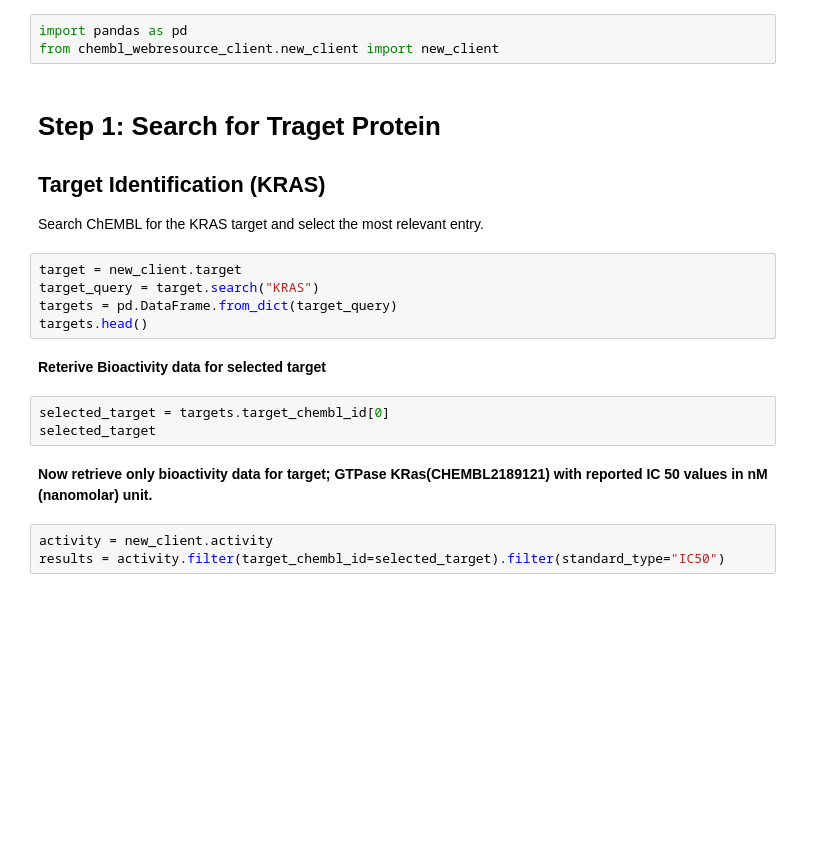
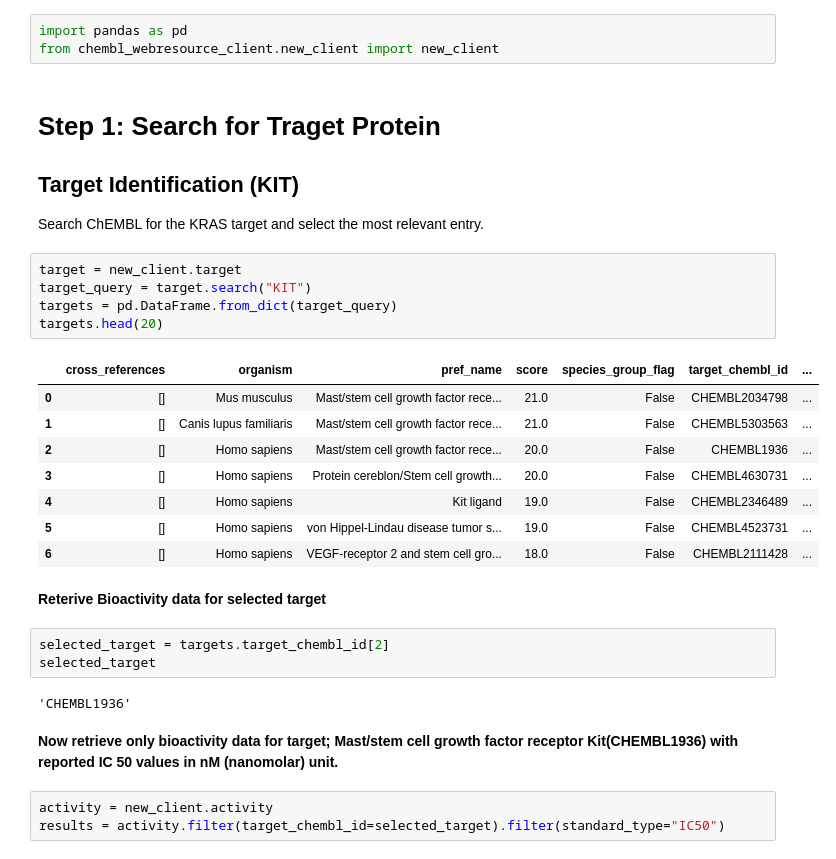
Before and after one commit to almunawaroh2020-maker/Drug-discovery-AI-course-2026, a Jupyter notebook: Assignment_2_qsar_data_curation.ipynb, the cells around one changed output. Cells and saved outputs as stored; diff of their text form; blank space fills up the shorter version.

```diff
--- a/Assignment_2_qsar_data_curation.ipynb
+++ b/Assignment_2_qsar_data_curation.ipynb
@@ -36,20 +54,31 @@ from chembl_webresource_client.new_client import new_client
 # %% [markdown]
 # Step 1: Search for Traget Protein
 
-## **Target Identification (KRAS)**
+## **Target Identification (KIT)**
 Search ChEMBL for the KRAS target and select the most relevant entry.
 # %%
 target = new_client.target
-target_query = target.search("KRAS")
+target_query = target.search("KIT")
 targets = pd.DataFrame.from_dict(target_query)
-targets.head()
+targets.head(20)
+# %% [output]
+|  | cross_references | organism | pref_name | score | species_group_flag | target_chembl_id | ... |
+| 0 | [] | Mus musculus | Mast/stem cell growth factor rece... | 21.0 | False | CHEMBL2034798 | ... |
+| 1 | [] | Canis lupus familiaris | Mast/stem cell growth factor rece... | 21.0 | False | CHEMBL5303563 | ... |
+| 2 | [] | Homo sapiens | Mast/stem cell growth factor rece... | 20.0 | False | CHEMBL1936 | ... |
+| 3 | [] | Homo sapiens | Protein cereblon/Stem cell growth... | 20.0 | False | CHEMBL4630731 | ... |
+| 4 | [] | Homo sapiens | Kit ligand | 19.0 | False | CHEMBL2346489 | ... |
+| 5 | [] | Homo sapiens | von Hippel-Lindau disease tumor s... | 19.0 | False | CHEMBL4523731 | ... |
+| 6 | [] | Homo sapiens | VEGF-receptor 2 and stem cell gro... | 18.0 | False | CHEMBL2111428 | ... |
 # %% [markdown]
 **Reterive Bioactivity data for selected target**
 # %%
-selected_target = targets.target_chembl_id[0]
+selected_target = targets.target_chembl_id[2]
 selected_target
+# %% [output]
+'CHEMBL1936'
 # %% [markdown]
-**Now retrieve only bioactivity data for target; **GTPase KRas(CHEMBL2189121)** with reported IC 50  values in nM (nanomolar) unit.**
+**Now retrieve only bioactivity data for target; **Mast/stem cell growth factor receptor Kit(CHEMBL1936)** with reported IC 50  values in nM (nanomolar) unit.**
 # %%
 activity = new_client.activity
 results = activity.filter(target_chembl_id=selected_target).filter(standard_type="IC50")
```
Also changed, not shown: parts of 17 cells of this notebook.
